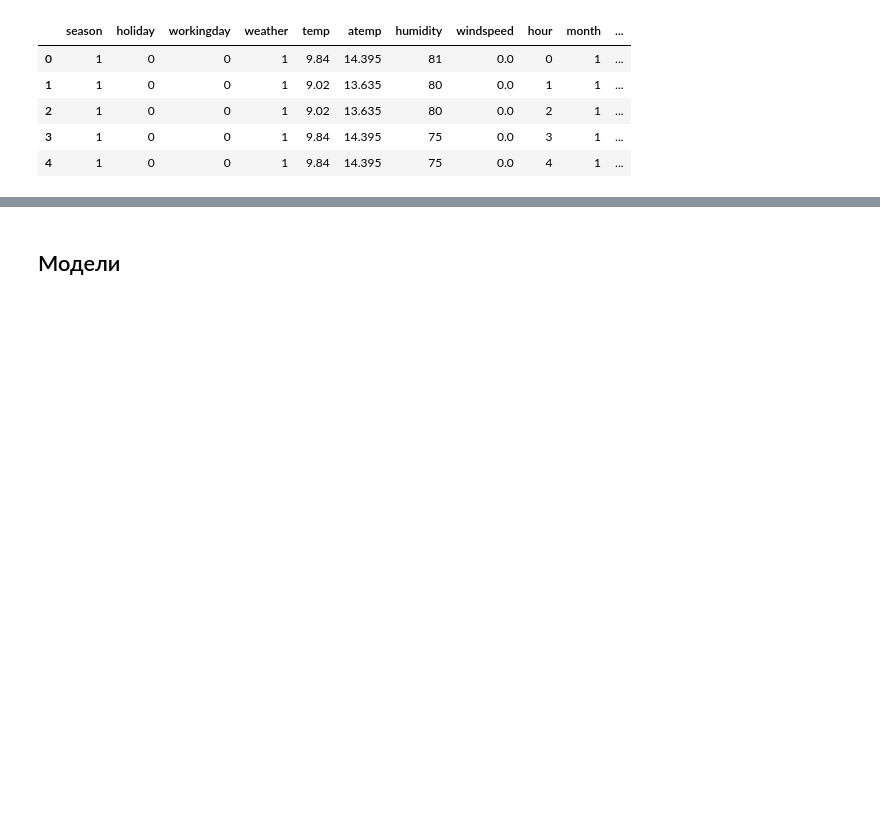
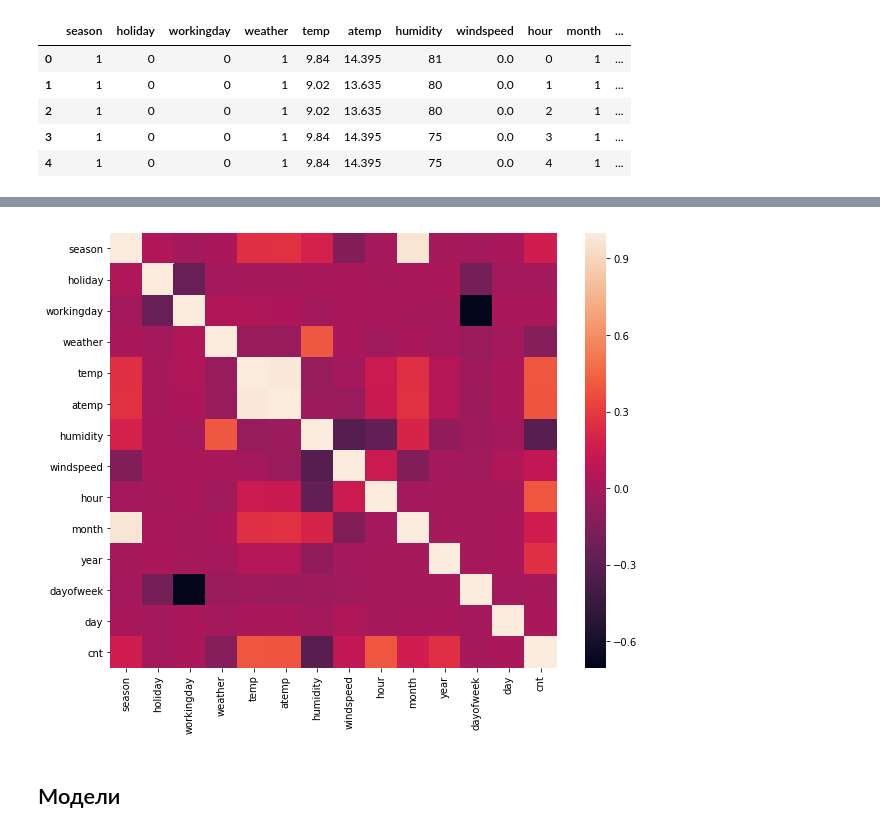
Before and after one commit to morememes/homework, a Jupyter notebook: regression.ipynb, the cells around one changed output, grey strips where cells are left out. Cells and saved outputs as stored; diff of their text form; code cells hidden in the pictures; blank space fills up the shorter version.

```diff
--- a/regression.ipynb
+++ b/regression.ipynb
@@ -44,3 +47,8 @@ for i, col in enumerate(tr.columns[:-1]):
+# %%
+plt.figure(figsize=(10,8))
+sns.heatmap(tr.corr());
+# %% [output]
+[figure, added]
 # %% [markdown]
 ## Модели
 # %%
```
Also changed, not shown: parts of 10 cells of this notebook.
